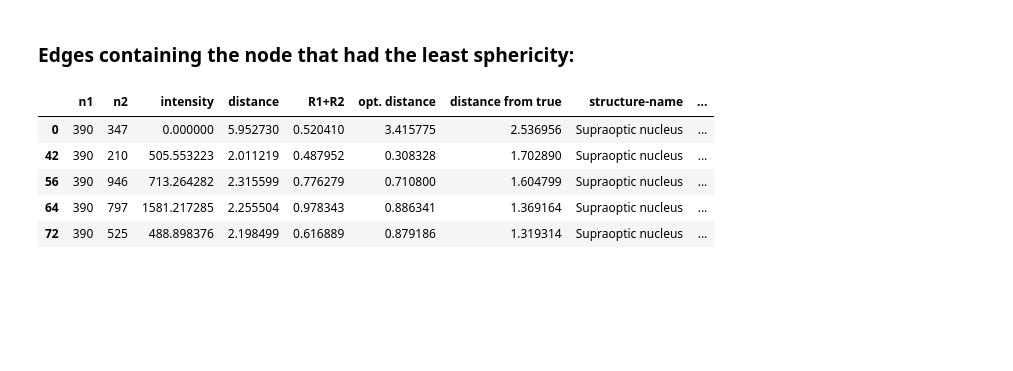
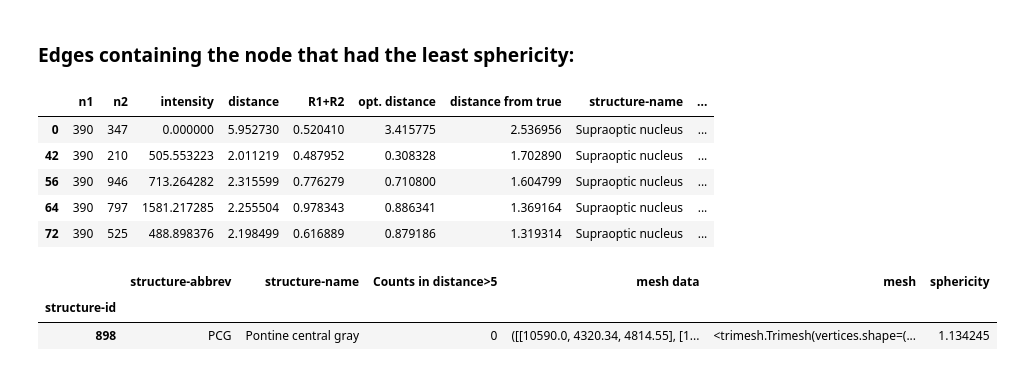
Before and after one commit to hellothisisnathan/Mouse_Controllability, a Jupyter notebook: Mouse/3d structures.ipynb, the cells around one changed output. Drawn from its saved outputs; the diff is of its cells as text; code cells hidden in the pictures; blank space fills up the shorter version.

Commit message:
updated shape analysis

```diff
--- a/Mouse/3d structures.ipynb
+++ b/Mouse/3d structures.ipynb
@@ -134,3 +166,10 @@ edges_df[edges_df['sphericity1'] == edges_df['sphericity1'].min()].head(5)
 | 56 | 390 | 946 | 713.264282 | 2.315599 | 0.776279 | 0.710800 | 1.604799 | Supraoptic nucleus | ... |
 | 64 | 390 | 797 | 1581.217285 | 2.255504 | 0.978343 | 0.886341 | 1.369164 | Supraoptic nucleus | ... |
 | 72 | 390 | 525 | 488.898376 | 2.198499 | 0.616889 | 0.879186 | 1.319314 | Supraoptic nucleus | ... |
+# %%
+# What's that one node with the sphericity > 1?
+df[df['sphericity'] == df['sphericity'].max()].head(5)
+# %% [output]
+|  | structure-abbrev | structure-name | Counts in distance>5 | mesh data | mesh | sphericity |
+| structure-id |  |  |  |  |  |  |
+| 898 | PCG | Pontine central gray | 0 | ([[10590.0, 4320.34, 4814.55], [1... | <trimesh.Trimesh(vertices.shape=(... | 1.134245 |
```
Also changed, not shown: parts of 6 cells of this notebook.
